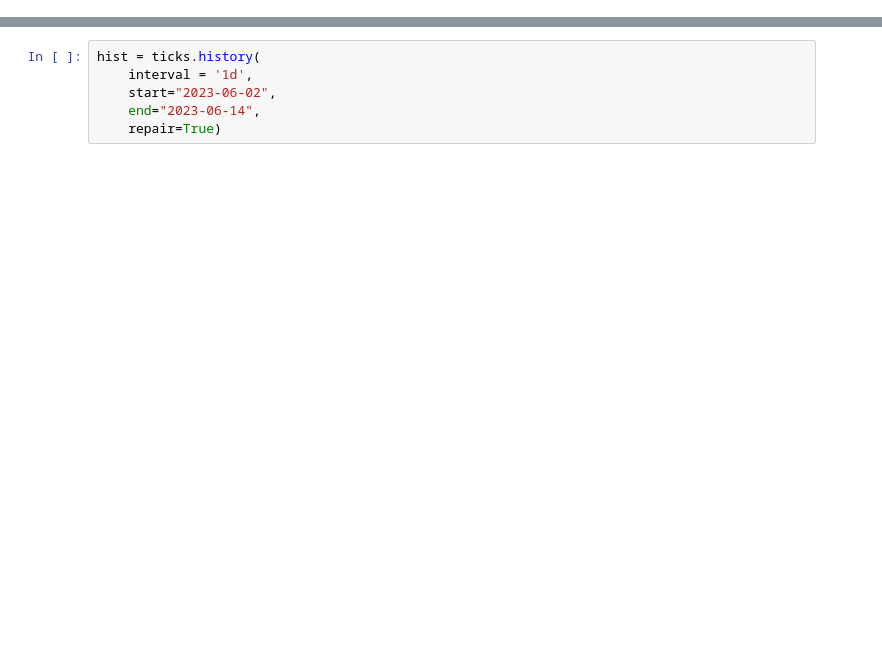
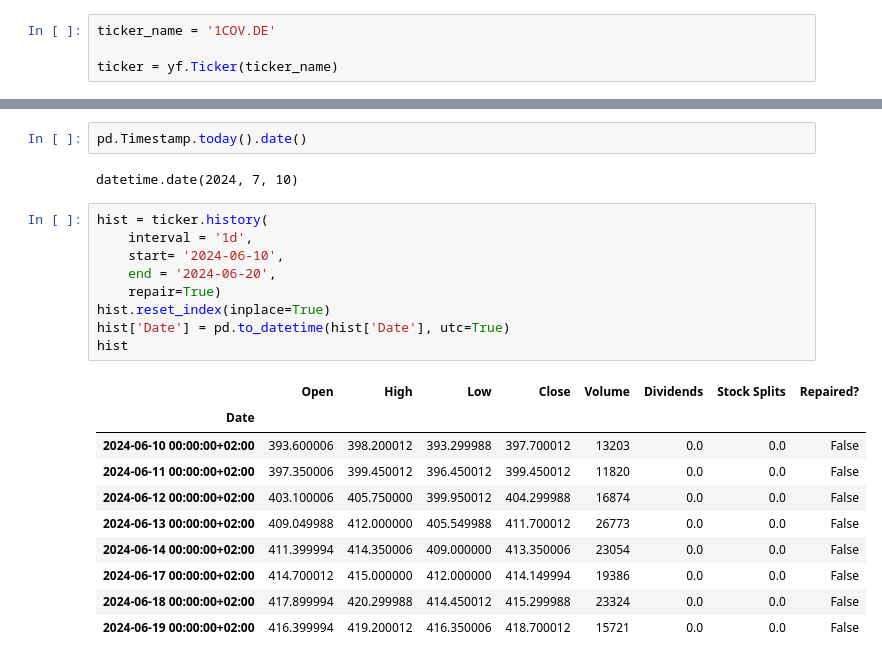
Before and after one commit to yyhhoi/yforseer, a Jupyter notebook: try.ipynb, the cells around one changed output, grey strips where cells are left out. Saved outputs shown, nothing was run; the diff lists cells and outputs as text; blank space fills up the shorter version.

```diff
--- a/try.ipynb
+++ b/try.ipynb
@@ -4,0 +237,4 @@ ticks = yf.Ticker("1COV.DE")
+# %%
+ticker_name = '1COV.DE'
+
+ticker = yf.Ticker(ticker_name)
@@ -5,6 +266,24 @@ ticks = yf.Ticker("1COV.DE")
+# %%
+pd.Timestamp.today().date()
+# %% [output]
+datetime.date(2024, 7, 10)
 # %%
-hist = ticks.history(
+hist = ticker.history(
     interval = '1d',
-    start="2023-06-02",
-    end="2023-06-14",
+    start= '2024-06-10',
+    end = '2024-06-20',
     repair=True)
+hist.reset_index(inplace=True)
+hist['Date'] = pd.to_datetime(hist['Date'], utc=True)
+hist
+# %% [output]
+|  | Open | High | Low | Close | Volume | Dividends | Stock Splits | Repaired? |
+| Date |  |  |  |  |  |  |  |  |
+| 2024-06-10 00:00:00+02:00 | 393.600006 | 398.200012 | 393.299988 | 397.700012 | 13203 | 0.0 | 0.0 | False |
+| 2024-06-11 00:00:00+02:00 | 397.350006 | 399.450012 | 396.450012 | 399.450012 | 11820 | 0.0 | 0.0 | False |
+| 2024-06-12 00:00:00+02:00 | 403.100006 | 405.750000 | 399.950012 | 404.299988 | 16874 | 0.0 | 0.0 | False |
+| 2024-06-13 00:00:00+02:00 | 409.049988 | 412.000000 | 405.549988 | 411.700012 | 26773 | 0.0 | 0.0 | False |
+| 2024-06-14 00:00:00+02:00 | 411.399994 | 414.350006 | 409.000000 | 413.350006 | 23054 | 0.0 | 0.0 | False |
+| 2024-06-17 00:00:00+02:00 | 414.700012 | 415.000000 | 412.000000 | 414.149994 | 19386 | 0.0 | 0.0 | False |
+| 2024-06-18 00:00:00+02:00 | 417.899994 | 420.299988 | 414.450012 | 415.299988 | 23324 | 0.0 | 0.0 | False |
+| 2024-06-19 00:00:00+02:00 | 416.399994 | 419.200012 | 416.350006 | 418.700012 | 15721 | 0.0 | 0.0 | False |
```
Also changed, not shown: parts of 33 cells of this notebook, 3 other files.
